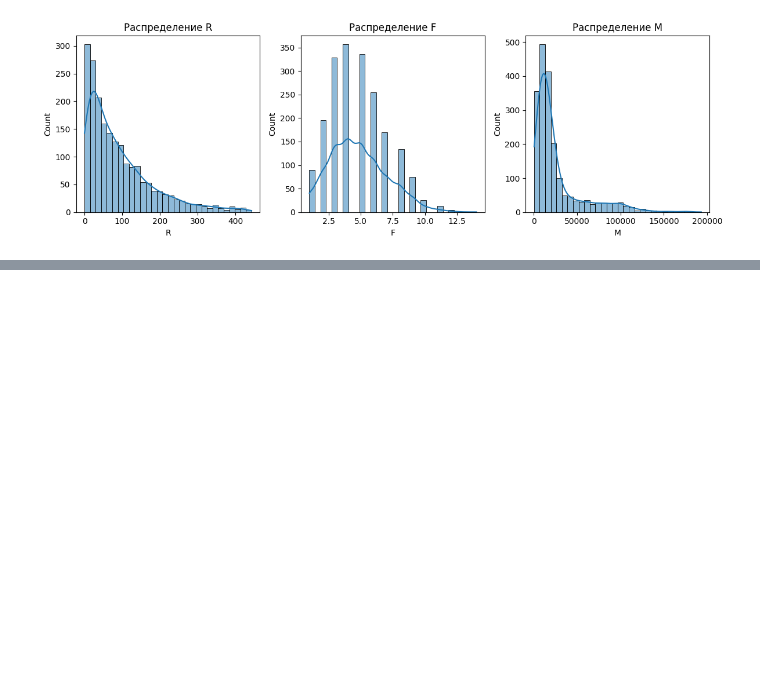
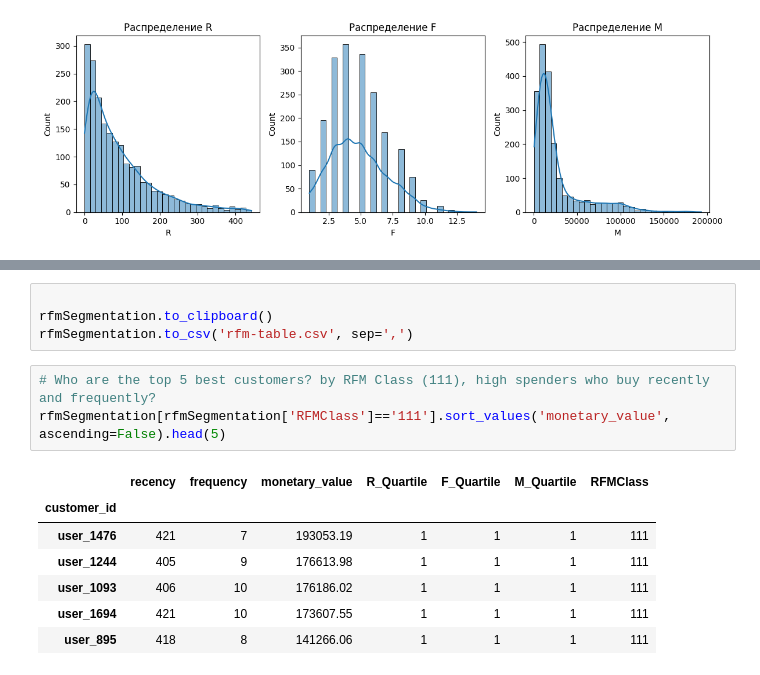
Before and after one commit to NikitaBoyarkin/rfm-analysis-of-bank-clients, a Jupyter notebook: beta.ipynb, the cells around one changed output, grey strips where cells are left out. Drawn from its saved outputs; the diff is of its cells as text; blank space fills up the shorter version.

```diff
--- a/beta.ipynb
+++ b/beta.ipynb
@@ -97,0 +220,15 @@ plt.show()
+# %%
+
+rfmSegmentation.to_clipboard()
+rfmSegmentation.to_csv('rfm-table.csv', sep=',')
+# %%
+# Who are the top 5 best customers? by RFM Class (111), high spenders who buy recently and frequently?
+rfmSegmentation[rfmSegmentation['RFMClass']=='111'].sort_values('monetary_value', ascending=False).head(5)
+# %% [output]
+|  | recency | frequency | monetary_value | R_Quartile | F_Quartile | M_Quartile | RFMClass |
+| customer_id |  |  |  |  |  |  |  |
+| user_1476 | 421 | 7 | 193053.19 | 1 | 1 | 1 | 111 |
+| user_1244 | 405 | 9 | 176613.98 | 1 | 1 | 1 | 111 |
+| user_1093 | 406 | 10 | 176186.02 | 1 | 1 | 1 | 111 |
+| user_1694 | 421 | 10 | 173607.55 | 1 | 1 | 1 | 111 |
+| user_895 | 418 | 8 | 141266.06 | 1 | 1 | 1 | 111 |
```
Also changed, not shown: parts of 17 cells of this notebook, 1 other file.
